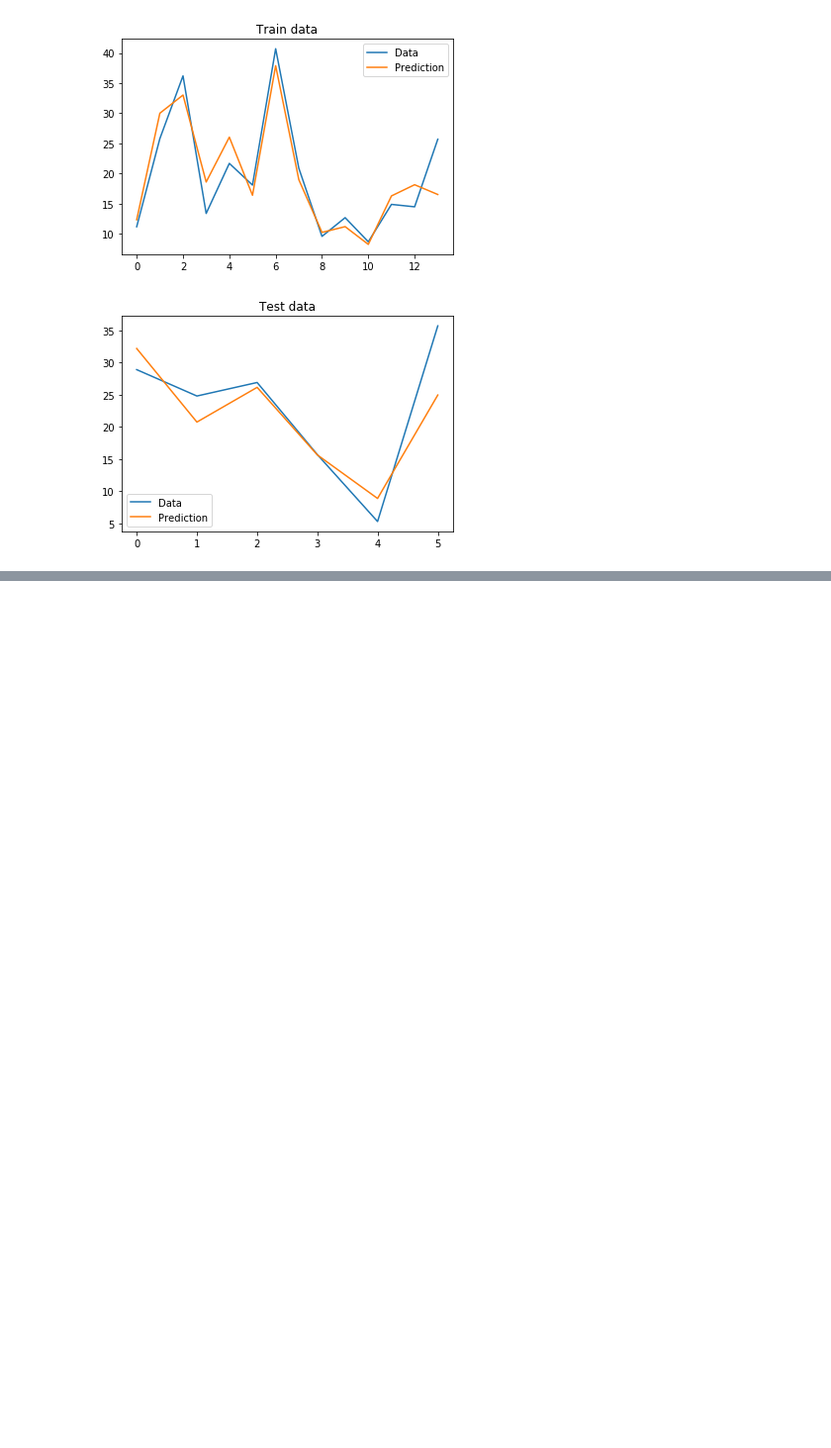
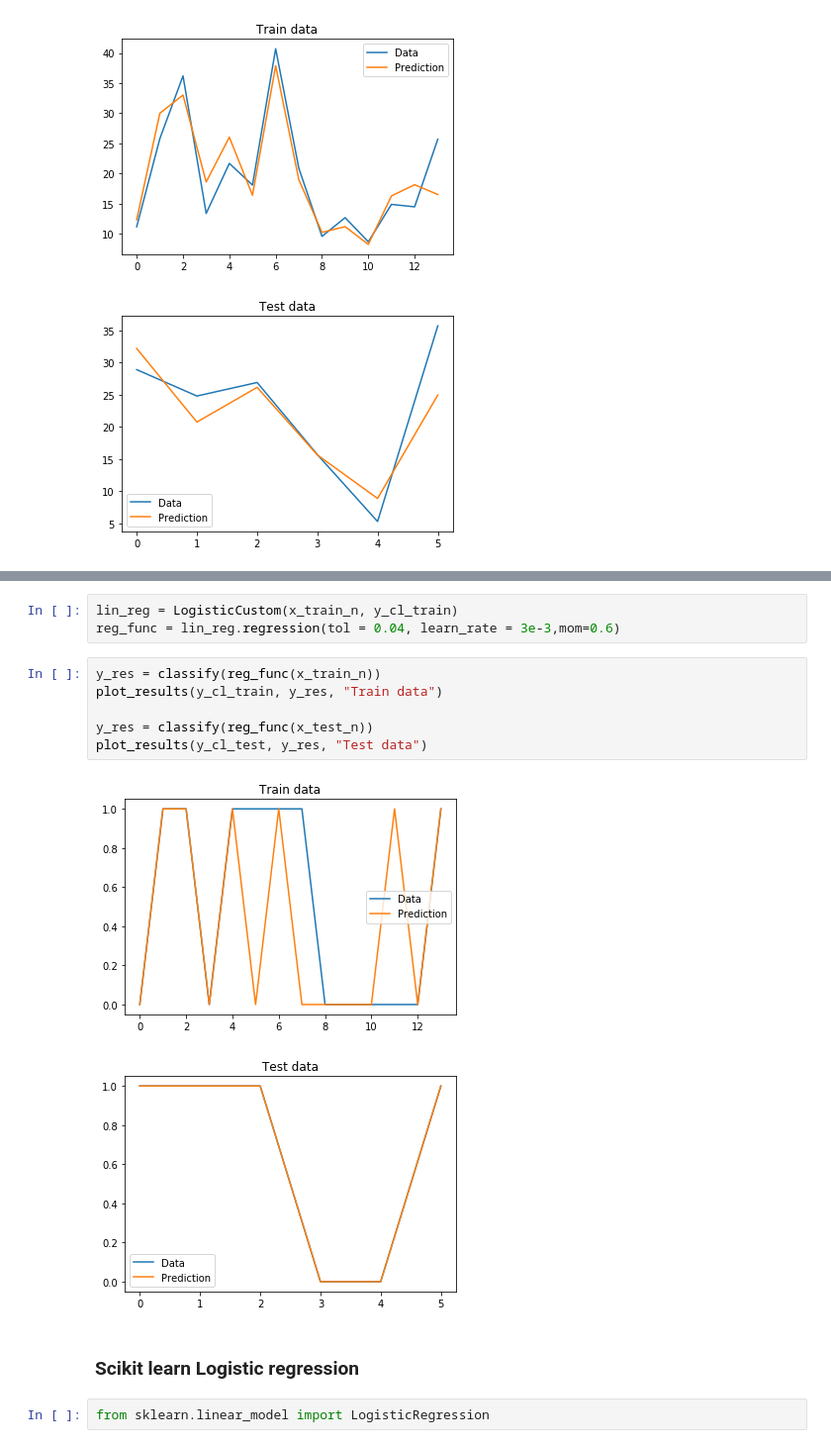
Before and after one commit to andriyrom/MachineLearning, a Jupyter notebook: Examples/Example.ipynb, the cells around one changed output, grey strips where cells are left out. Shown: that part at 99% size. Drawn from its saved outputs; the diff is of its cells as text; blank space fills up the shorter version.

```diff
--- a/Examples/Example.ipynb
+++ b/Examples/Example.ipynb
@@ -99,0 +132,16 @@ plot_results(y_test, y_res, "Test data")
+# %%
+lin_reg = LogisticCustom(x_train_n, y_cl_train)
+reg_func = lin_reg.regression(tol = 0.04, learn_rate = 3e-3,mom=0.6)
+# %%
+y_res = classify(reg_func(x_train_n))
+plot_results(y_cl_train, y_res, "Train data")
+
+y_res = classify(reg_func(x_test_n))
+plot_results(y_cl_test, y_res, "Test data")
+# %% [output]
+[figure, added]
+[figure, added]
+# %% [markdown]
+### Scikit learn Logistic regression
+# %%
+from sklearn.linear_model import LogisticRegression
```
Also changed, not shown: parts of 11 cells of this notebook.
